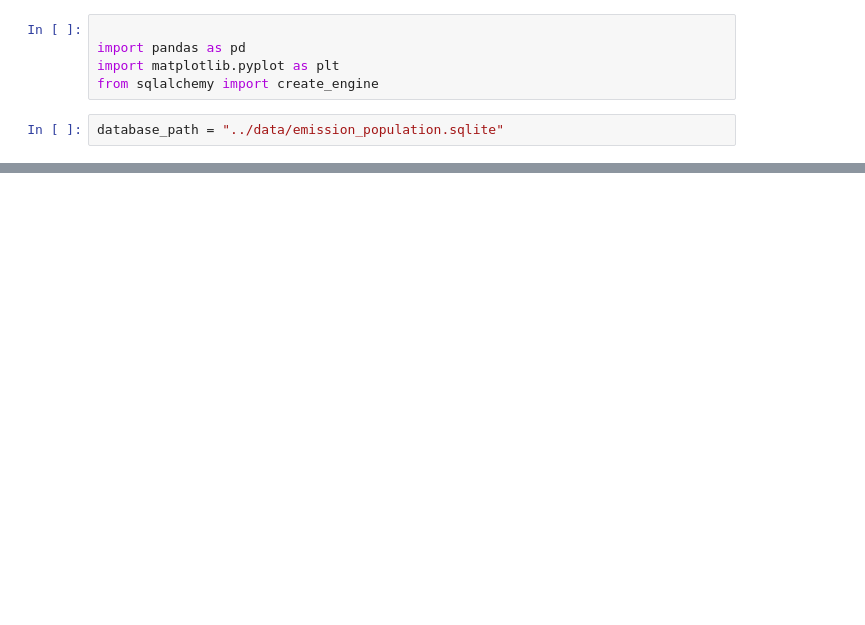
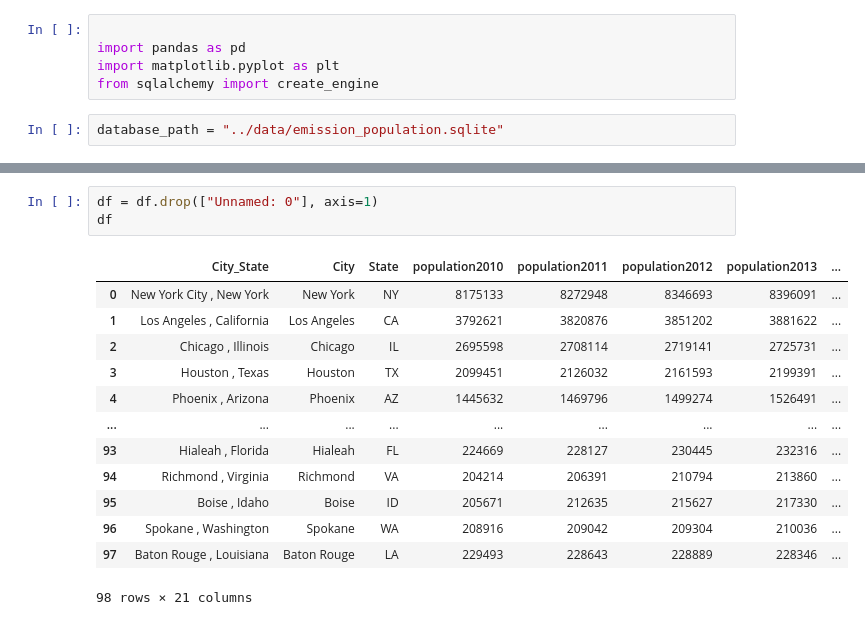
Before and after one commit to shadiaduery/bootcamp-group_project-3, a Jupyter notebook: Analysis/create_db.ipynb, the cells around one changed output, grey strips where cells are left out. Saved outputs shown, nothing was run; the diff lists cells and outputs as text; blank space fills up the shorter version.

```diff
--- a/Analysis/create_db.ipynb
+++ b/Analysis/create_db.ipynb
@@ -77,3 +90,20 @@ df.head()
+# %%
+df = df.drop(["Unnamed: 0"], axis=1)
+df
+# %% [output]
+|  | City_State | City | State | population2010 | population2011 | population2012 | population2013 | ... |
+| 0 | New York City , New York | New York | NY | 8175133 | 8272948 | 8346693 | 8396091 | ... |
+| 1 | Los Angeles , California | Los Angeles | CA | 3792621 | 3820876 | 3851202 | 3881622 | ... |
+| 2 | Chicago , Illinois | Chicago | IL | 2695598 | 2708114 | 2719141 | 2725731 | ... |
+| 3 | Houston , Texas | Houston | TX | 2099451 | 2126032 | 2161593 | 2199391 | ... |
+| 4 | Phoenix , Arizona | Phoenix | AZ | 1445632 | 1469796 | 1499274 | 1526491 | ... |
+| ... | ... | ... | ... | ... | ... | ... | ... | ... |
+| 93 | Hialeah , Florida | Hialeah | FL | 224669 | 228127 | 230445 | 232316 | ... |
+| 94 | Richmond , Virginia | Richmond | VA | 204214 | 206391 | 210794 | 213860 | ... |
+| 95 | Boise , Idaho | Boise | ID | 205671 | 212635 | 215627 | 217330 | ... |
+| 96 | Spokane , Washington | Spokane | WA | 208916 | 209042 | 209304 | 210036 | ... |
+| 97 | Baton Rouge , Louisiana | Baton Rouge | LA | 229493 | 228643 | 228889 | 228346 | ... |
+98 rows × 21 columns
 # %%
 # insert data into the DB
 df.to_sql("emission_population", conn, if_exists="append", index=False)
```
Also changed, not shown: parts of 8 cells of this notebook, 2 other files.
